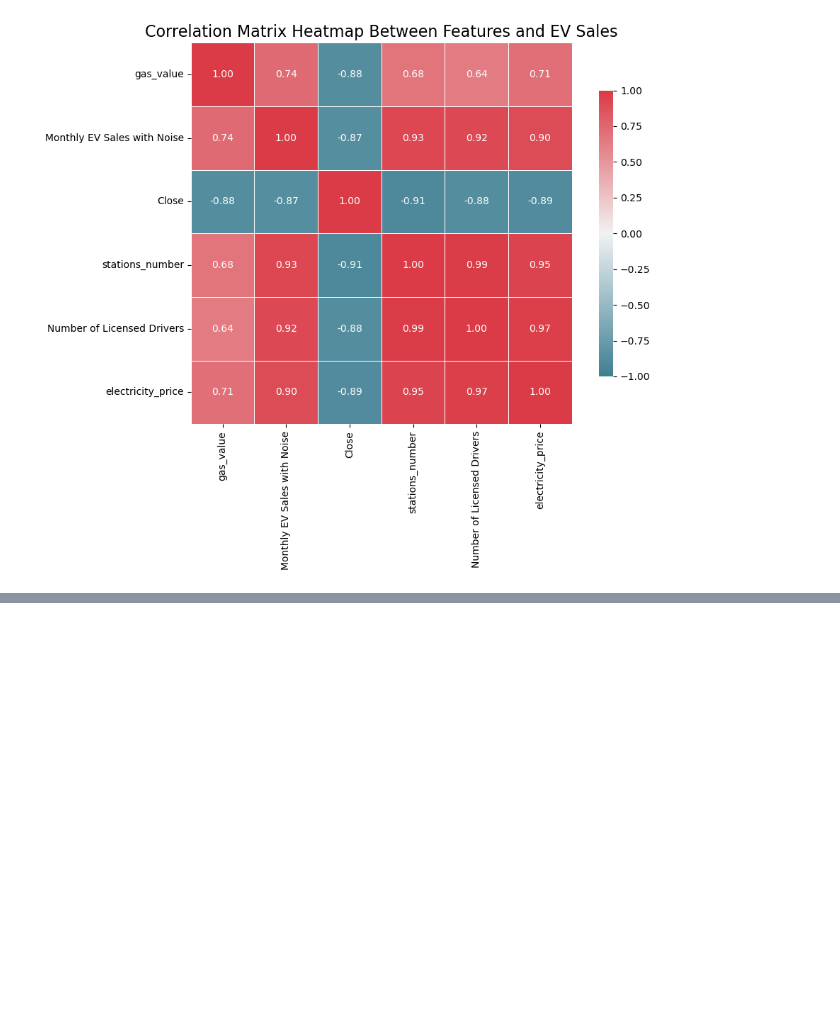
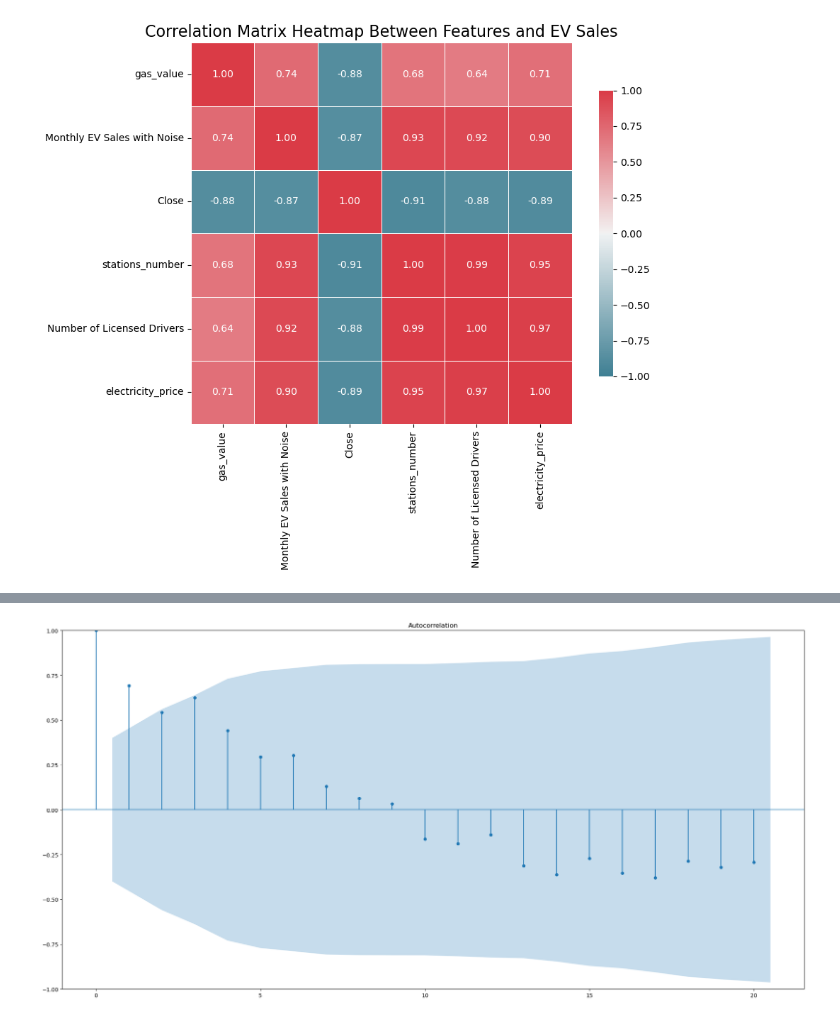
Before and after one commit to e1inahuang/EV_Sales_Time_Series_Forecast, a Jupyter notebook: model/data_visualization.ipynb, the cells around one changed output, grey strips where cells are left out. Saved outputs shown, nothing was run; the diff lists cells and outputs as text; code cells hidden in the pictures; blank space fills up the shorter version.

```diff
--- a/model/data_visualization.ipynb
+++ b/model/data_visualization.ipynb
@@ -80,0 +93,10 @@ plt.show()
+# %%
+# Lag plot for EV Sales
+fig = plot_acf(train_data['Monthly EV Sales with Noise'], lags=20)
+fig.set_size_inches((20, 10))
+# Tight layout to realign things
+fig.tight_layout()
+plt.savefig('lag_plot.png')
+plt.show()
+# %% [output]
+[figure, added]
```
Also changed, not shown: parts of 2 cells of this notebook, 2 other files.
